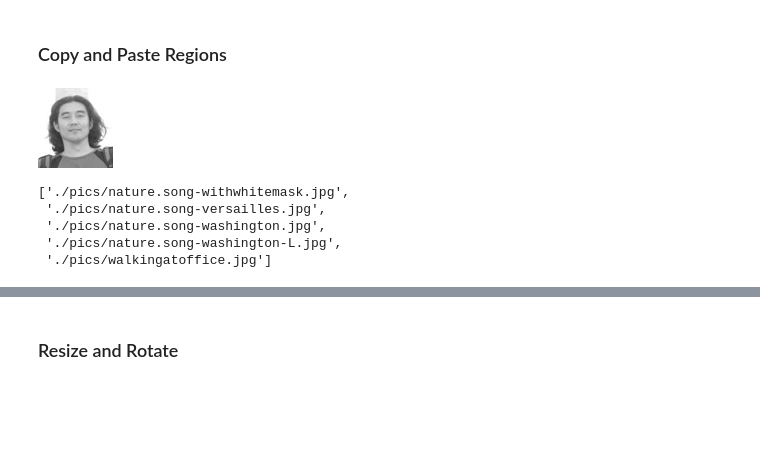
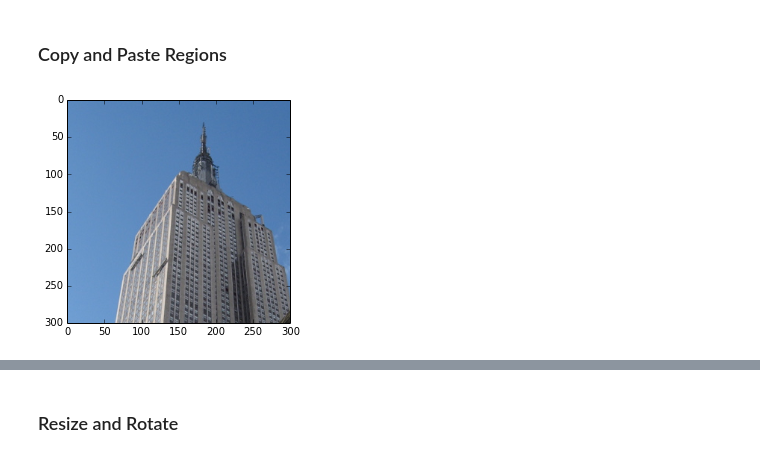
Before and after one commit to psygrammer/cav, a Jupyter notebook: part1/study01/cvpy/Programming_Computer_Vision_with_Python_ch01_Basic_Image_Handling_and_Processing.ipynb, the cells around one changed output, grey strips where cells are left out. Cells and saved outputs as stored; diff of their text form; code cells hidden in the pictures; blank space fills up the shorter version.

```diff
--- a/part1/study01/cvpy/Programming_Computer_Vision_with_Python_ch01_Basic_Image_Handling_and_Processing.ipynb
+++ b/part1/study01/cvpy/Programming_Computer_Vision_with_Python_ch01_Basic_Image_Handling_and_Processing.ipynb
@@ -50,4 +69,0 @@ region = pil_im.crop(box)
-# %%
-region
-# %% [output]
-[figure, removed]
@@ -62,9 +70,12 @@ def get_imlist(path):
-# %%
-imlist = get_imlist('./pics/')
-imlist
-# %% [output]
-['./pics/nature.song-withwhitemask.jpg',
- './pics/nature.song-versailles.jpg',
- './pics/nature.song-washington.jpg',
- './pics/nature.song-washington-L.jpg',
- './pics/walkingatoffice.jpg']
+# %%
+pil_im = Image.open('empire.jpg')
+
+box = (100,100,400,400)
+region = pil_im.crop(box)
+# %%
+%matplotlib inline
+
+imshow(region)
+show()
+# %% [output]
+[figure, added]
```
Also changed, not shown: parts of 58 cells of this notebook, 10 other files.
